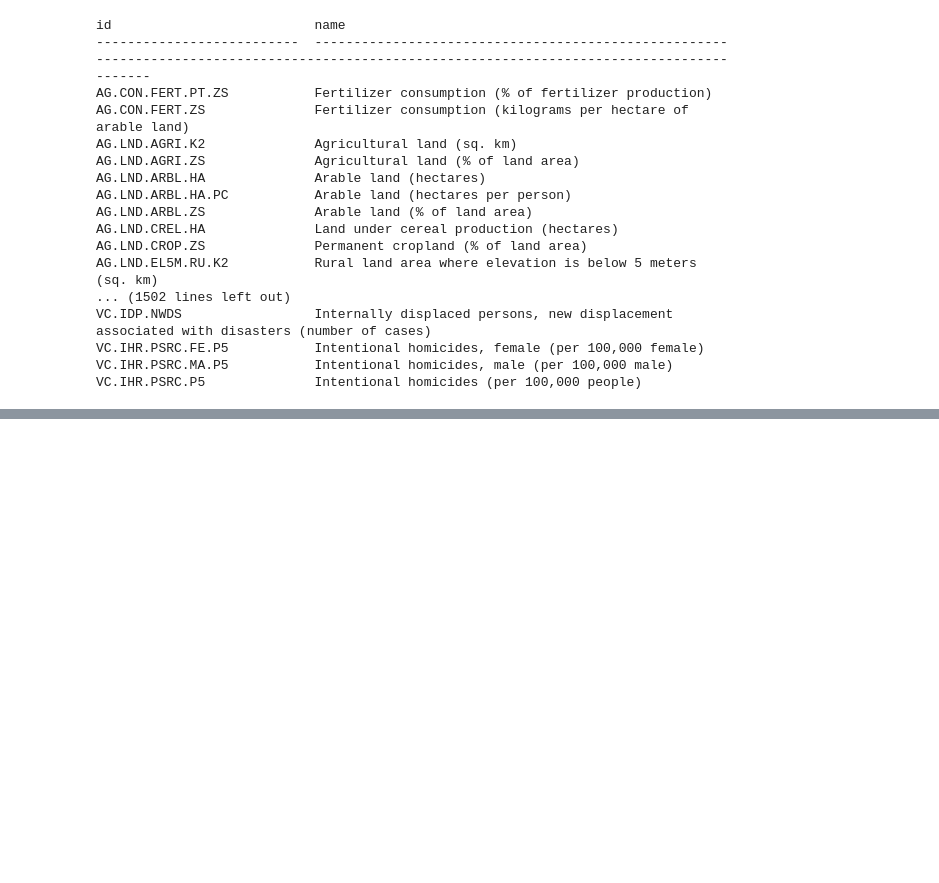
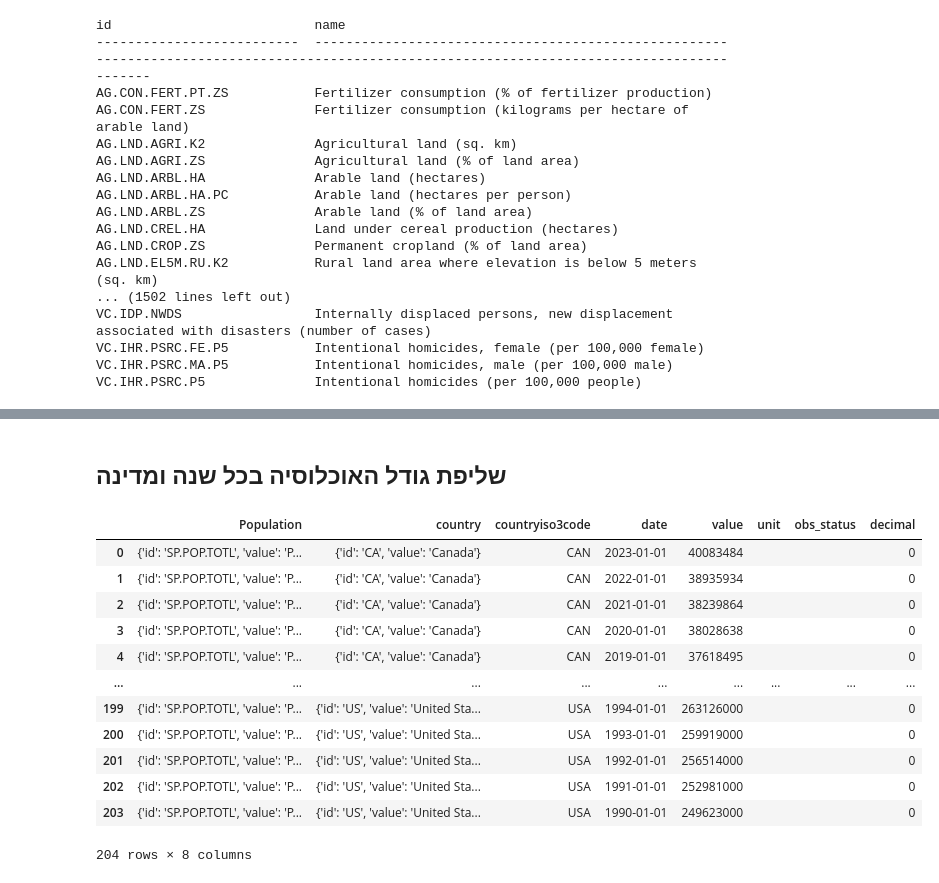
Before and after one commit to OranBe/project_data_mining, a Jupyter notebook: data_mining_world_bank_api/get_data.ipynb, the cells around one changed output, grey strips where cells are left out. Saved outputs shown, nothing was run; the diff lists cells and outputs as text; code cells hidden in the pictures; blank space fills up the shorter version.

```diff
--- a/data_mining_world_bank_api/get_data.ipynb
+++ b/data_mining_world_bank_api/get_data.ipynb
@@ -80,0 +153,21 @@ VC.IHR.PSRC.P5              Intentional homicides (per 100,000 people)
+# %% [markdown]
+## שליפת גודל האוכלוסיה בכל שנה ומדינה
+# %%
+indicators = {"SP.POP.TOTL": "Population"}
+countries = ["US", "DE", "GB", "CN", "CA", "IL"]
+df = fetch_wb_data(indicators, countries, 1990, 2023)
+df
+# %% [output]
+|  | Population | country | countryiso3code | date | value | unit | obs_status | decimal |
+| 0 | {'id': 'SP.POP.TOTL', 'value': 'P... | {'id': 'CA', 'value': 'Canada'} | CAN | 2023-01-01 | 40083484 |  |  | 0 |
+| 1 | {'id': 'SP.POP.TOTL', 'value': 'P... | {'id': 'CA', 'value': 'Canada'} | CAN | 2022-01-01 | 38935934 |  |  | 0 |
+| 2 | {'id': 'SP.POP.TOTL', 'value': 'P... | {'id': 'CA', 'value': 'Canada'} | CAN | 2021-01-01 | 38239864 |  |  | 0 |
+| 3 | {'id': 'SP.POP.TOTL', 'value': 'P... | {'id': 'CA', 'value': 'Canada'} | CAN | 2020-01-01 | 38028638 |  |  | 0 |
+| 4 | {'id': 'SP.POP.TOTL', 'value': 'P... | {'id': 'CA', 'value': 'Canada'} | CAN | 2019-01-01 | 37618495 |  |  | 0 |
+| ... | ... | ... | ... | ... | ... | ... | ... | ... |
+| 199 | {'id': 'SP.POP.TOTL', 'value': 'P... | {'id': 'US', 'value': 'United Sta... | USA | 1994-01-01 | 263126000 |  |  | 0 |
+| 200 | {'id': 'SP.POP.TOTL', 'value': 'P... | {'id': 'US', 'value': 'United Sta... | USA | 1993-01-01 | 259919000 |  |  | 0 |
+| 201 | {'id': 'SP.POP.TOTL', 'value': 'P... | {'id': 'US', 'value': 'United Sta... | USA | 1992-01-01 | 256514000 |  |  | 0 |
+| 202 | {'id': 'SP.POP.TOTL', 'value': 'P... | {'id': 'US', 'value': 'United Sta... | USA | 1991-01-01 | 252981000 |  |  | 0 |
+| 203 | {'id': 'SP.POP.TOTL', 'value': 'P... | {'id': 'US', 'value': 'United Sta... | USA | 1990-01-01 | 249623000 |  |  | 0 |
+204 rows × 8 columns
```
Also changed, not shown: parts of 10 cells of this notebook, 5 other files.
